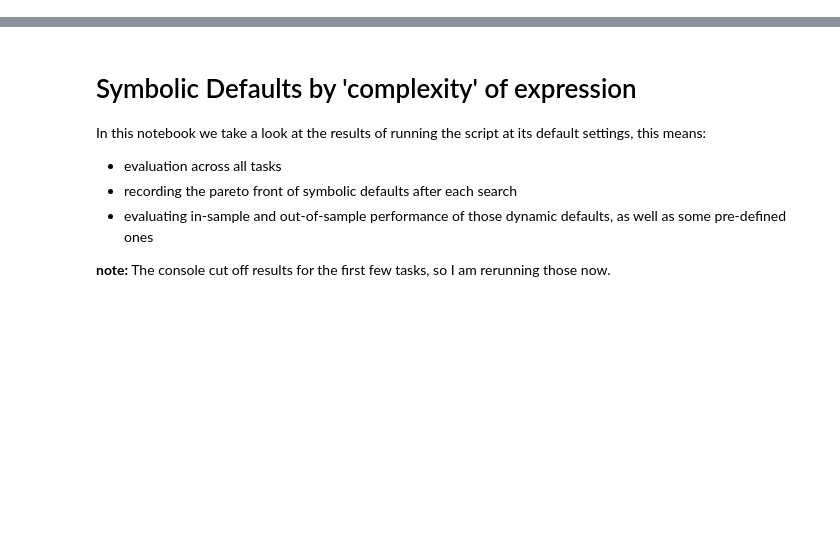
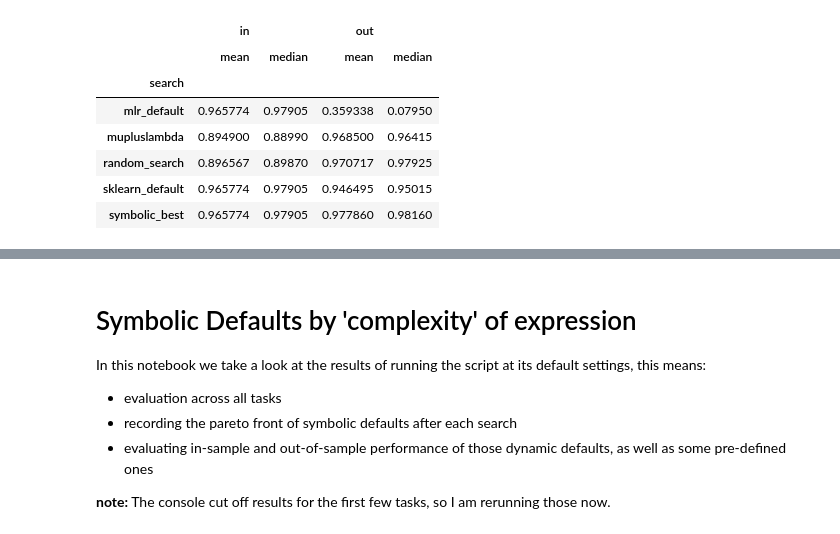
Before and after one commit to PGijsbers/symbolicdefaults, a Jupyter notebook: LogParsing-V3.ipynb, the cells around one changed output, grey strips where cells are left out. Cells and saved outputs as stored; diff of their text form; code cells hidden in the pictures; blank space fills up the shorter version.

```diff
--- a/LogParsing-V3.ipynb
+++ b/LogParsing-V3.ipynb
@@ -85,3 +97,18 @@ df[["task", "search", "run"]].pivot_table(index="task",columns="search", aggfunc
+# %%
+cols = ["task", "problem", "search", "in", "out"]
+df = log.pick_final_expression('relative')[cols]
+bdf = log.get_benchmark_performances().rename(columns={"expression":"search"})[cols]
+df = df.append(bdf)
+df.groupby("search")[["in", "out"]].agg([np.mean, np.median])
+# %% [output]
+|  | in |  | out |  |
+|  | mean | median | mean | median |
+| search |  |  |  |  |
+| mlr_default | 0.965774 | 0.97905 | 0.359338 | 0.07950 |
+| mupluslambda | 0.894900 | 0.88990 | 0.968500 | 0.96415 |
+| random_search | 0.896567 | 0.89870 | 0.970717 | 0.97925 |
+| sklearn_default | 0.965774 | 0.97905 | 0.946495 | 0.95015 |
+| symbolic_best | 0.965774 | 0.97905 | 0.977860 | 0.98160 |
 # %%
 sns.boxplot(data=df, x="task", y="out", hue = "search")
 # %% [output]
```
Also changed, not shown: parts of 4 cells of this notebook, 2 other files.
